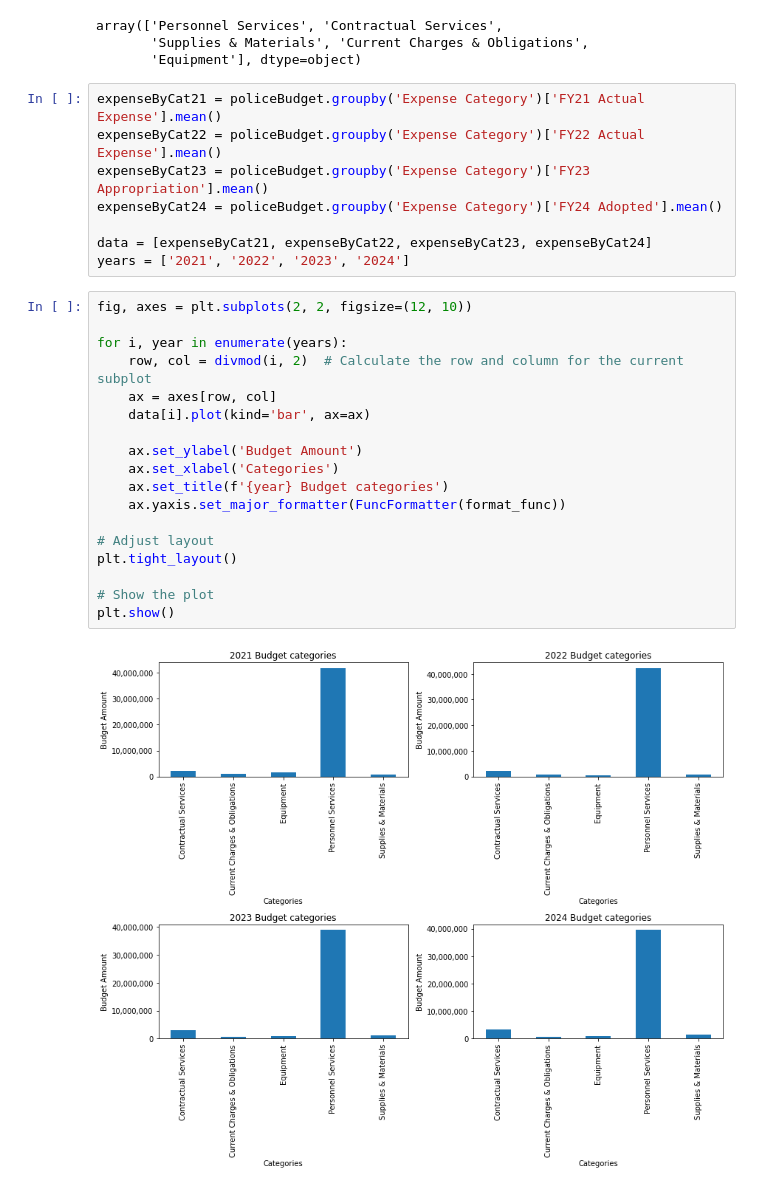
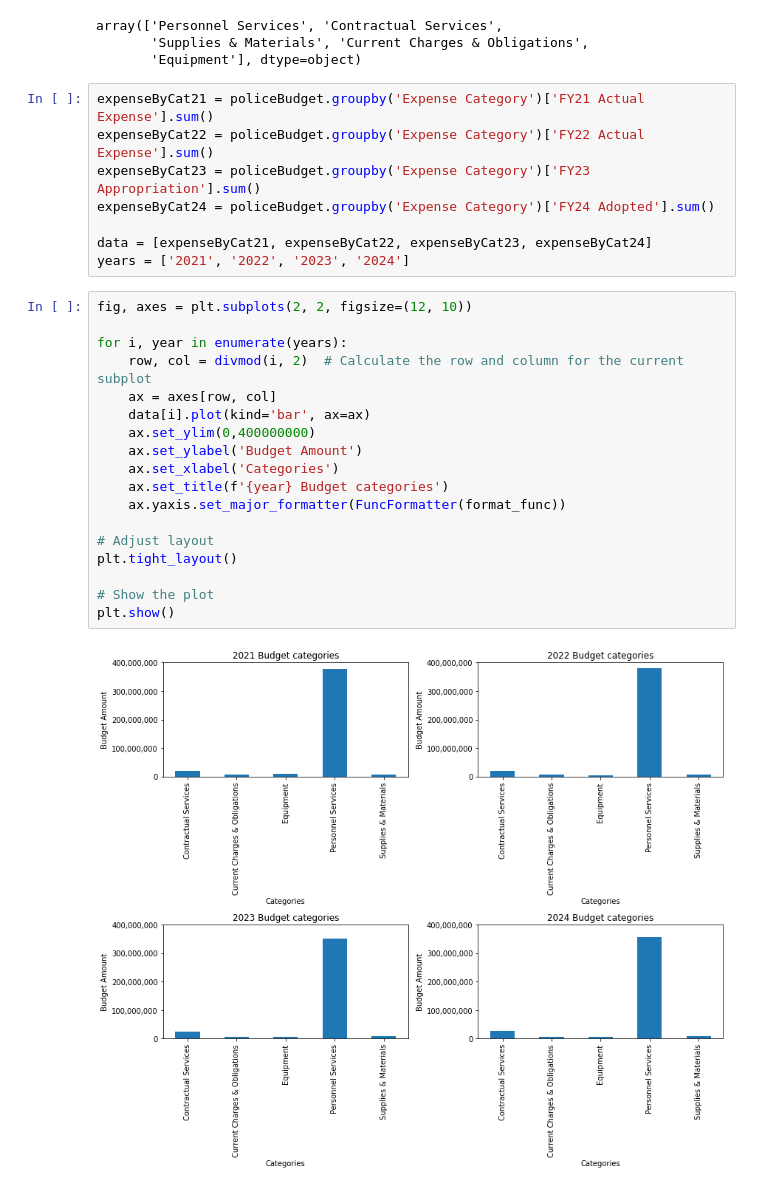
Before and after one commit to BU-Spark/ds-police-overtime, a Jupyter notebook: fa23-team-f/Operating-Budget.ipynb, the cells around one changed output. Drawn from its saved outputs; the diff is of its cells as text.

Commit message:
adding new graphs

```diff
--- a/fa23-team-f/Operating-Budget.ipynb
+++ b/fa23-team-f/Operating-Budget.ipynb
@@ -153,30 +153,30 @@ array(['Personnel Services', 'Contractual Services',
        'Supplies & Materials', 'Current Charges & Obligations',
        'Equipment'], dtype=object)
 # %%
-expenseByCat21 = policeBudget.groupby('Expense Category')['FY21 Actual Expense'].mean()
-expenseByCat22 = policeBudget.groupby('Expense Category')['FY22 Actual Expense'].mean()
-expenseByCat23 = policeBudget.groupby('Expense Category')['FY23 Appropriation'].mean()
-expenseByCat24 = policeBudget.groupby('Expense Category')['FY24 Adopted'].mean()
+expenseByCat21 = policeBudget.groupby('Expense Category')['FY21 Actual Expense'].sum()
+expenseByCat22 = policeBudget.groupby('Expense Category')['FY22 Actual Expense'].sum()
+expenseByCat23 = policeBudget.groupby('Expense Category')['FY23 Appropriation'].sum()
+expenseByCat24 = policeBudget.groupby('Expense Category')['FY24 Adopted'].sum()
 
 data = [expenseByCat21, expenseByCat22, expenseByCat23, expenseByCat24]
 years = ['2021', '2022', '2023', '2024']
 # %%
 fig, axes = plt.subplots(2, 2, figsize=(12, 10))
 
 for i, year in enumerate(years):
     row, col = divmod(i, 2)  # Calculate the row and column for the current subplot
     ax = axes[row, col]
     data[i].plot(kind='bar', ax=ax)
-
+    ax.set_ylim(0,400000000)
     ax.set_ylabel('Budget Amount')
     ax.set_xlabel('Categories')
     ax.set_title(f'{year} Budget categories')
     ax.yaxis.set_major_formatter(FuncFormatter(format_func))
 
 # Adjust layout
 plt.tight_layout()
 
 # Show the plot
 plt.show()
 # %% [output]
-[figure, old version]
+[figure, new version]
```
Also changed, not shown: parts of 3 cells of this notebook, 1 other file.
